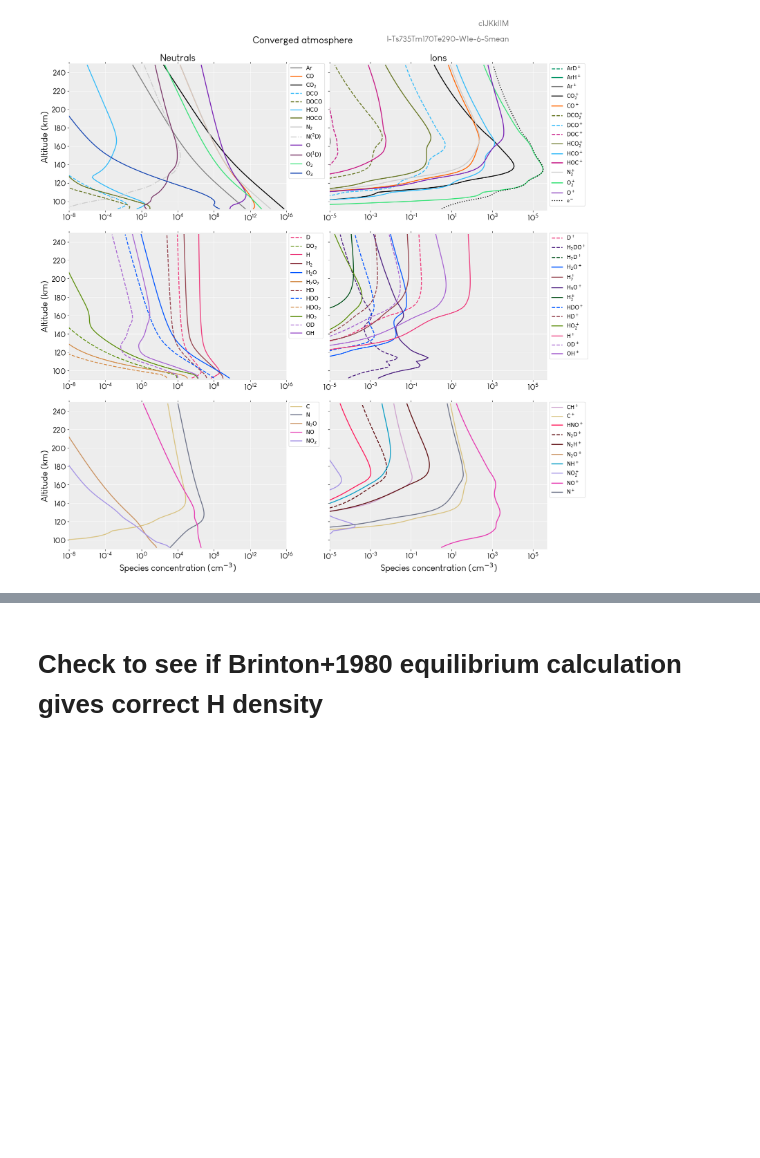
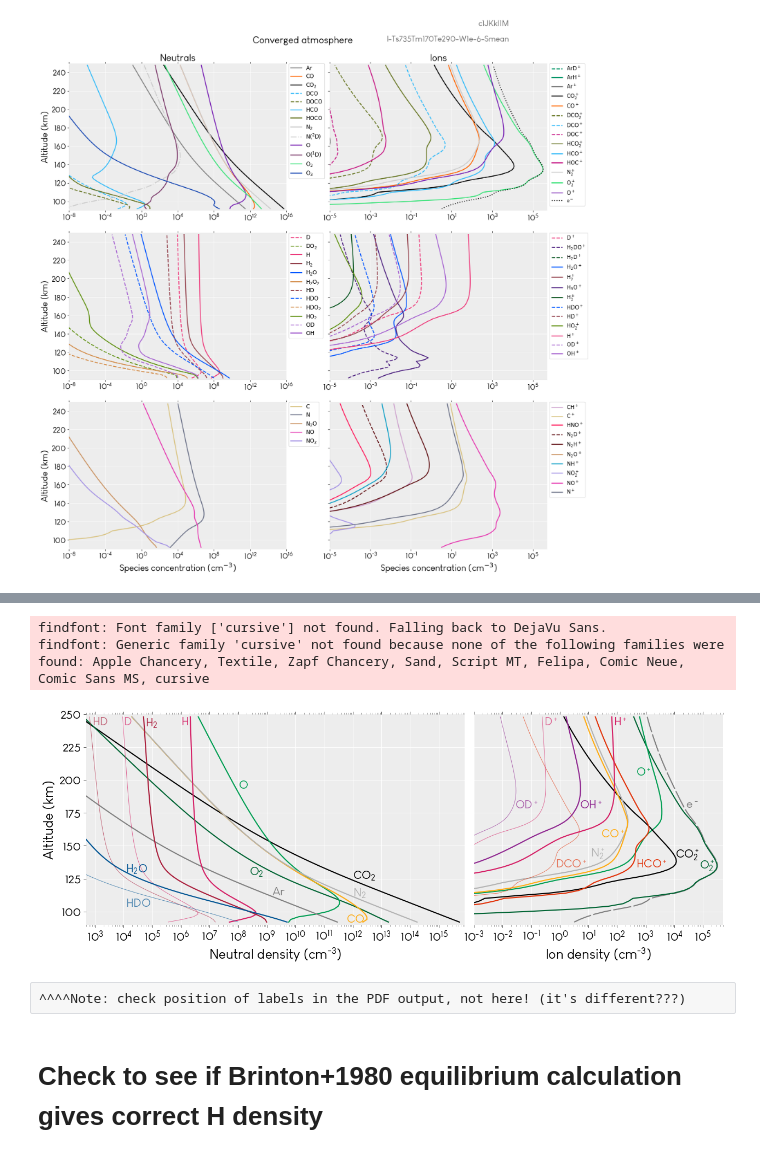
Before and after one commit to emcangi/VenusPhotochemistry, a Jupyter notebook: ! Venus Results.ipynb, the cells around one changed output, grey strips where cells are left out. Drawn from its saved outputs; the diff is of its cells as text; code cells hidden in the pictures; blank space fills up the shorter version.

```diff
--- a/! Venus Results.ipynb
+++ b/! Venus Results.ipynb
@@ -216,0 +243,24 @@ end
+# %%
+mike_speciescolor = Dict(
+    :CO2=>"k", :Ar=>"0.5", :N2=>"0.7",
+    :CO2pl=>"k", :N2pl=>"0.7",
+
+    :O2=>"#006433", :O=>"#009E52",
+    :O2pl=>"#006433", :Opl=>"#009E52",
+
+    :OHpl=>"#8E258F", :ODpl=>"#8E258F",
+
+    :H2O=>"#005493", :HDO=>"#005493",
+
+    :H=>"#D51E65", :D=>"#D51E65",
+    :Hpl=>"#D51E65", :Dpl=>"#D51E65",
+    #:H=>"#EF6170", :D=>"#EF6170",
+    #:Hpl=>"#EF6170", :Dpl=>"#EF6170",
+    :H2=>"#AA1D3B", :HD=>"#AA1D3B",
+
+    :HCOpl=>"#e23209", :DCOpl=>"#e23209",
+
+    :CO=>"#FFAC13",
+    :COpl=>"#FFAC13",
+);
+# this palette generated using https://coolors.co/8e258f-aa1d3b-d51e65-e23209-ffac13-005493-006433-009e52-020100
@@ -217,3 +382,12 @@ end
+# %%
+essential_fig = plot_atm_essential(mean_atm);
+savefig("/home/mike/Documents/My_Publications/2023_Venus_HCO//figures/densities.pdf", bbox_inches="tight")
+# %% [output]
+findfont: Font family ['cursive'] not found. Falling back to DejaVu Sans.
+findfont: Generic family 'cursive' not found because none of the following families were found: Apple Chancery, Textile, Zapf Chancery, Sand, Script MT, Felipa, Comic Neue, Comic Sans MS, cursive
+[figure, added]
+# %% [raw]
+^^^^Note: check position of labels in the PDF output, not here! (it's different???)
 # %% [markdown]
 # Check to see if Brinton+1980 equilibrium calculation gives correct H density
 # %%
```
Also changed, not shown: parts of 41 cells of this notebook.
